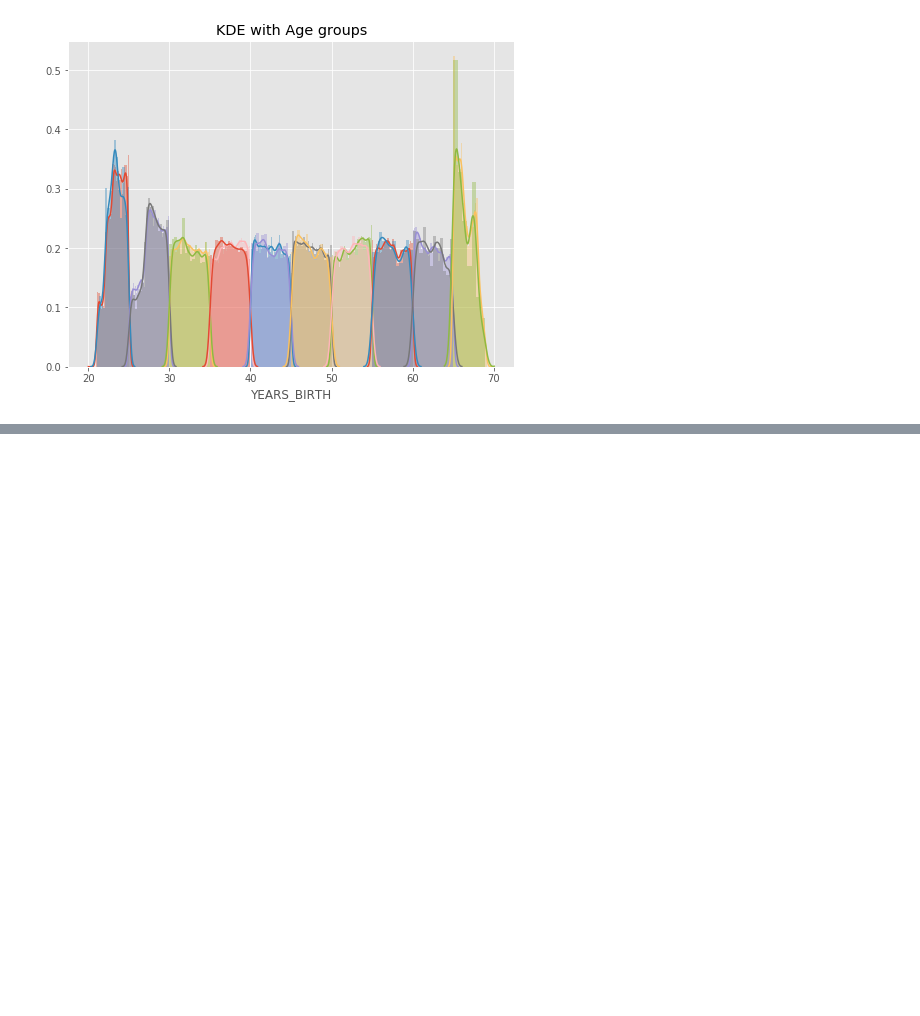
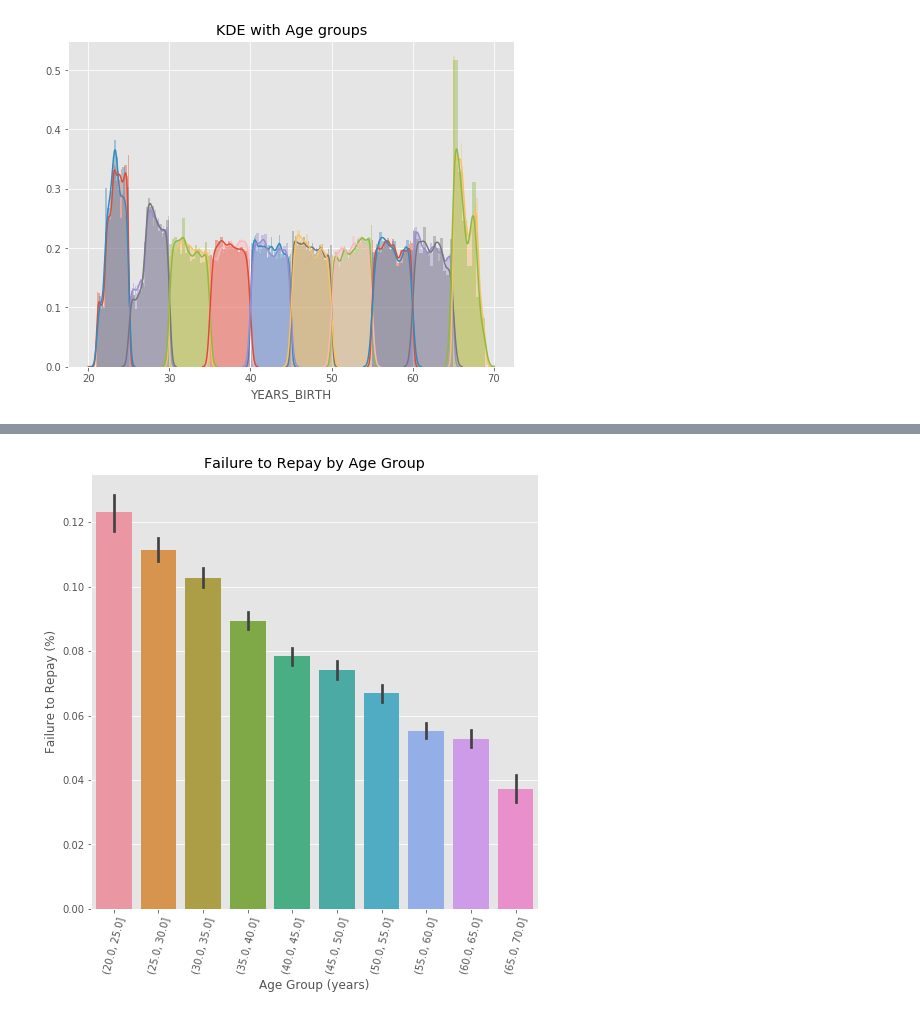
Before and after one commit to eoleedi/2nd-ML100Days, a Jupyter notebook: homework/Day_011_HW.ipynb, the cells around one changed output, grey strips where cells are left out. Saved outputs shown, nothing was run; the diff lists cells and outputs as text; code cells hidden in the pictures; blank space fills up the shorter version.

```diff
--- a/homework/Day_011_HW.ipynb
+++ b/homework/Day_011_HW.ipynb
@@ -104,14 +117,16 @@ age_groups
 # %%
 plt.figure(figsize = (8, 8))
 
 # 以年齡區間為 x, target 為 y 繪製 barplot
 """
 Your Code Here
 """
-px =
-py =
+px = age_data['YEARS_BINNED']
+py = age_data['TARGET']
 sns.barplot(px, py)
 
 # Plot labeling
 plt.xticks(rotation = 75); plt.xlabel('Age Group (years)'); plt.ylabel('Failure to Repay (%)')
 plt.title('Failure to Repay by Age Group');
+# %% [output]
+[figure, added]
```
Also changed, not shown: parts of 1 cell of this notebook, 2 other files.
